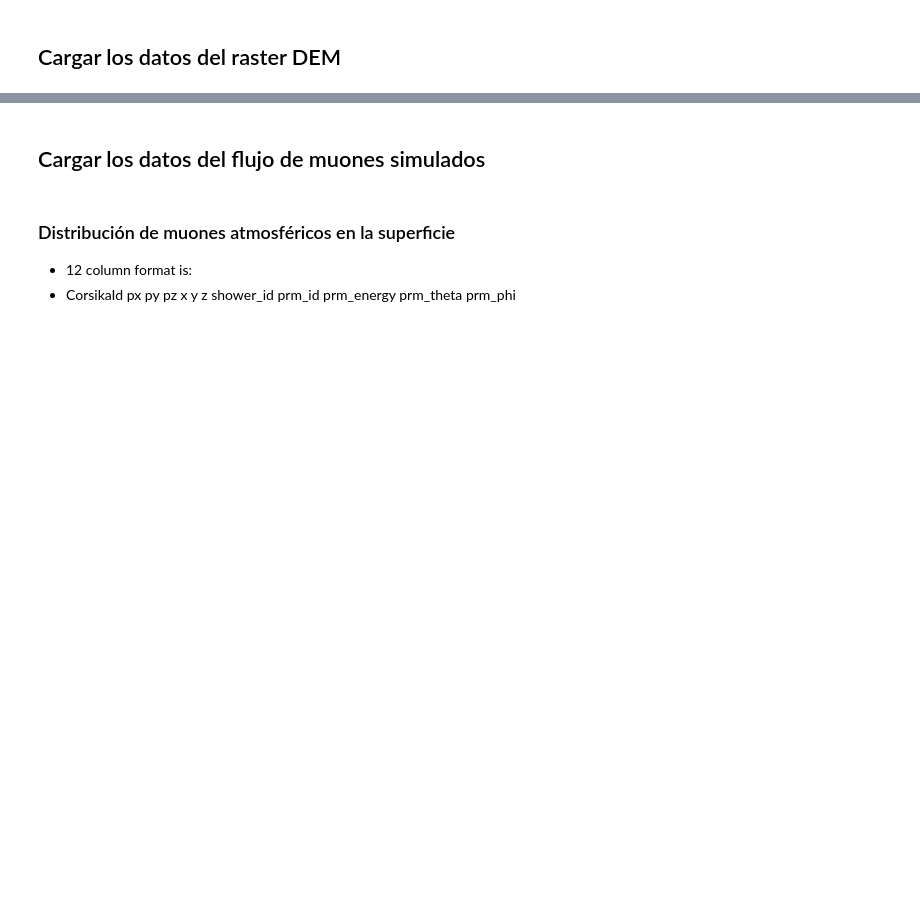
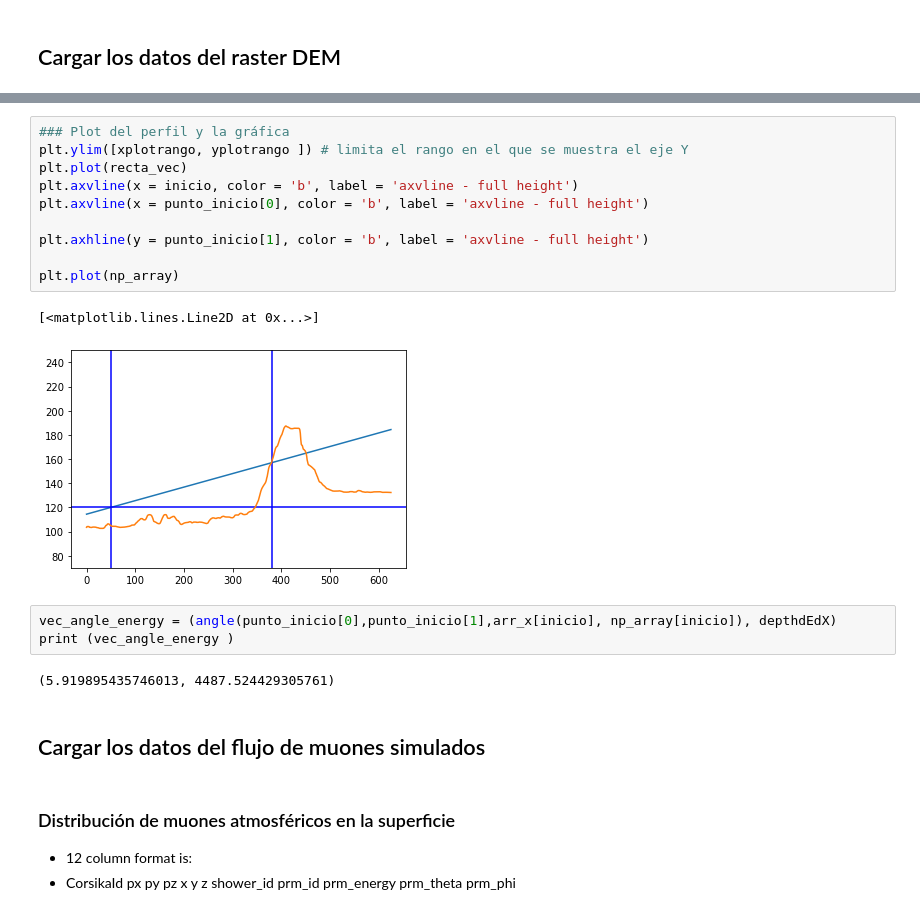
Before and after one commit to gsalazarq/cosmicraysuni, a Jupyter notebook: atenuation_calculation/Calculo-atenuacion-muones.ipynb, the cells around one changed output, grey strips where cells are left out. Cells and saved outputs as stored; diff of their text form; blank space fills up the shorter version.

```diff
--- a/atenuation_calculation/Calculo-atenuacion-muones.ipynb
+++ b/atenuation_calculation/Calculo-atenuacion-muones.ipynb
@@ -167,3 +144,21 @@ print(u)
+# %%
+### Plot del perfil y la gráfica
+plt.ylim([xplotrango, yplotrango ]) # limita el rango en el que se muestra el eje Y
+plt.plot(recta_vec)
+plt.axvline(x = inicio, color = 'b', label = 'axvline - full height')
+plt.axvline(x = punto_inicio[0], color = 'b', label = 'axvline - full height')
+
+plt.axhline(y = punto_inicio[1], color = 'b', label = 'axvline - full height')
+
+plt.plot(np_array)
+# %% [output]
+[<matplotlib.lines.Line2D at 0x...>]
+[figure, added]
+# %%
+vec_angle_energy = (angle(punto_inicio[0],punto_inicio[1],arr_x[inicio], np_array[inicio]), depthdEdX)
+print (vec_angle_energy )
+# %% [output]
+(5.919895435746013, 4487.524429305761)
 # %% [markdown]
 ## Cargar los datos del flujo de muones simulados
 # %% [markdown]
```
Also changed, not shown: parts of 29 cells of this notebook.
